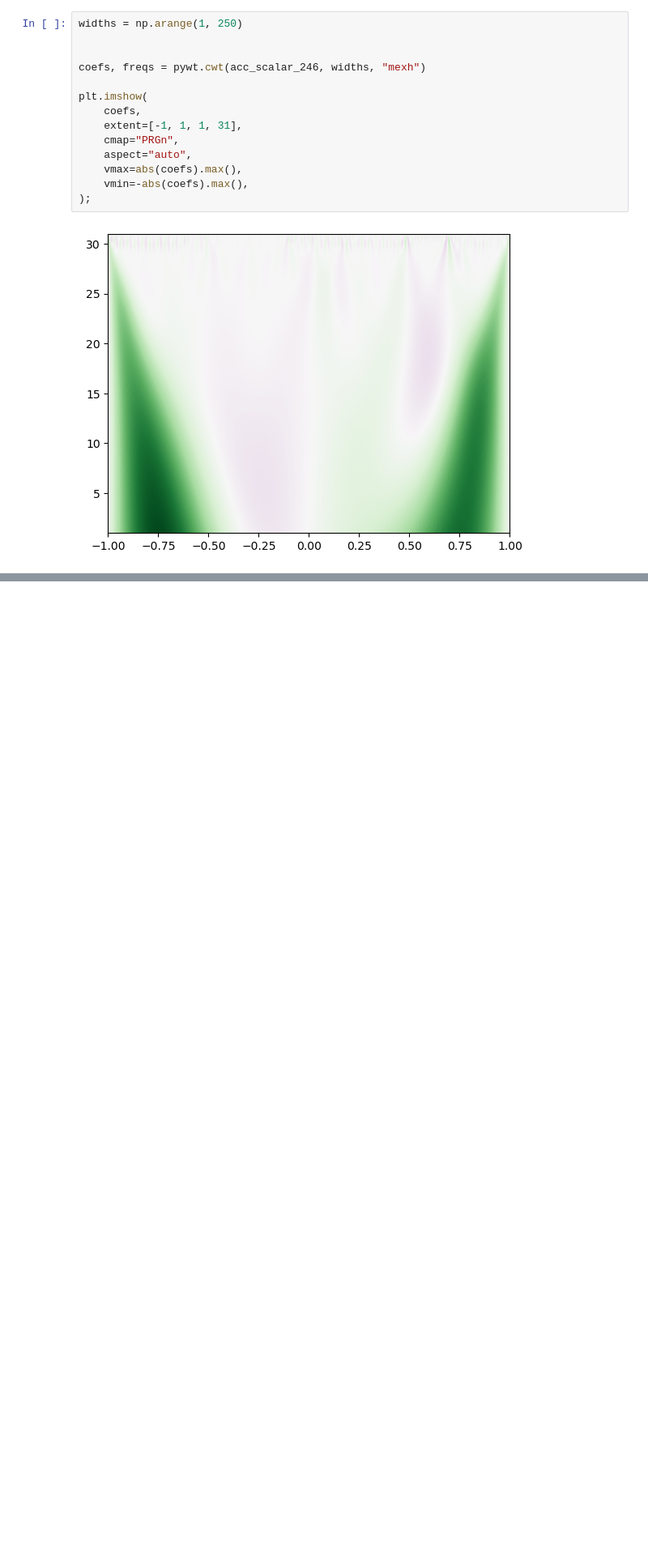
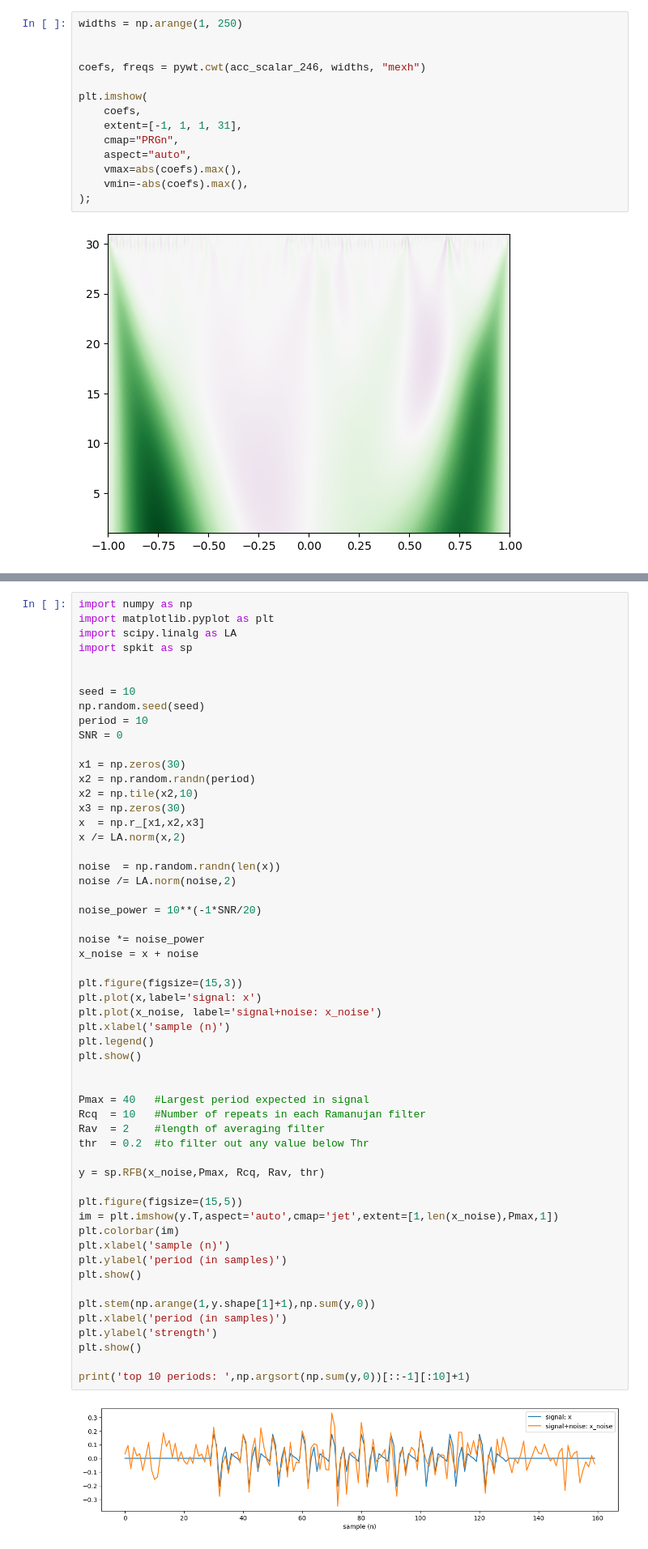
Before and after one commit to ianpark318/ETRI2023, a Jupyter notebook: EDA_gang.ipynb, the cells around one changed output, grey strips where cells are left out. Shown at 81% size. Drawn from its saved outputs; the diff is of its cells as text; blank space fills up the shorter version.

```diff
--- a/EDA_gang.ipynb
+++ b/EDA_gang.ipynb
@@ -441,0 +566,57 @@ plt.imshow(
+# %%
+import numpy as np
+import matplotlib.pyplot as plt
+import scipy.linalg as LA
+import spkit as sp
+
+
+seed = 10
+np.random.seed(seed)
+period = 10
+SNR = 0
+
+x1 = np.zeros(30)
+x2 = np.random.randn(period)
+x2 = np.tile(x2,10)
+x3 = np.zeros(30)
+x  = np.r_[x1,x2,x3]
+x /= LA.norm(x,2)
+
+noise  = np.random.randn(len(x))
+noise /= LA.norm(noise,2)
+
+noise_power = 10**(-1*SNR/20)
+
+noise *= noise_power
+x_noise = x + noise
+
+plt.figure(figsize=(15,3))
+plt.plot(x,label='signal: x')
+plt.plot(x_noise, label='signal+noise: x_noise')
+plt.xlabel('sample (n)')
+plt.legend()
+plt.show()
+
+
+Pmax = 40   #Largest period expected in signal
+Rcq  = 10   #Number of repeats in each Ramanujan filter
+Rav  = 2    #length of averaging filter
+thr  = 0.2  #to filter out any value below Thr
+
+y = sp.RFB(x_noise,Pmax, Rcq, Rav, thr)
+
+plt.figure(figsize=(15,5))
+im = plt.imshow(y.T,aspect='auto',cmap='jet',extent=[1,len(x_noise),Pmax,1])
+plt.colorbar(im)
+plt.xlabel('sample (n)')
+plt.ylabel('period (in samples)')
+plt.show()
+
+plt.stem(np.arange(1,y.shape[1]+1),np.sum(y,0))
+plt.xlabel('period (in samples)')
+plt.ylabel('strength')
+plt.show()
+
+print('top 10 periods: ',np.argsort(np.sum(y,0))[::-1][:10]+1)
+# %% [output]
+[figure, added]
```
Also changed, not shown: parts of 15 cells of this notebook.
